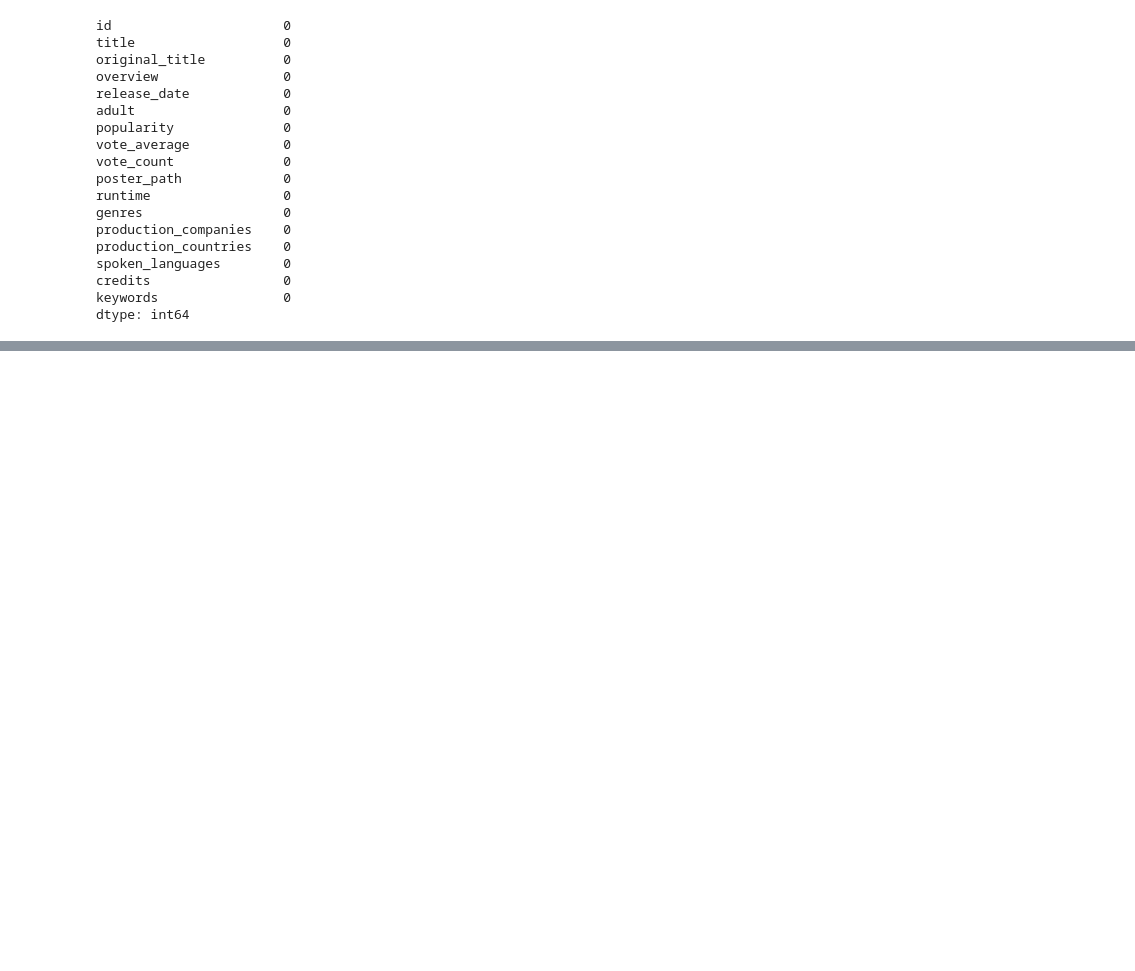
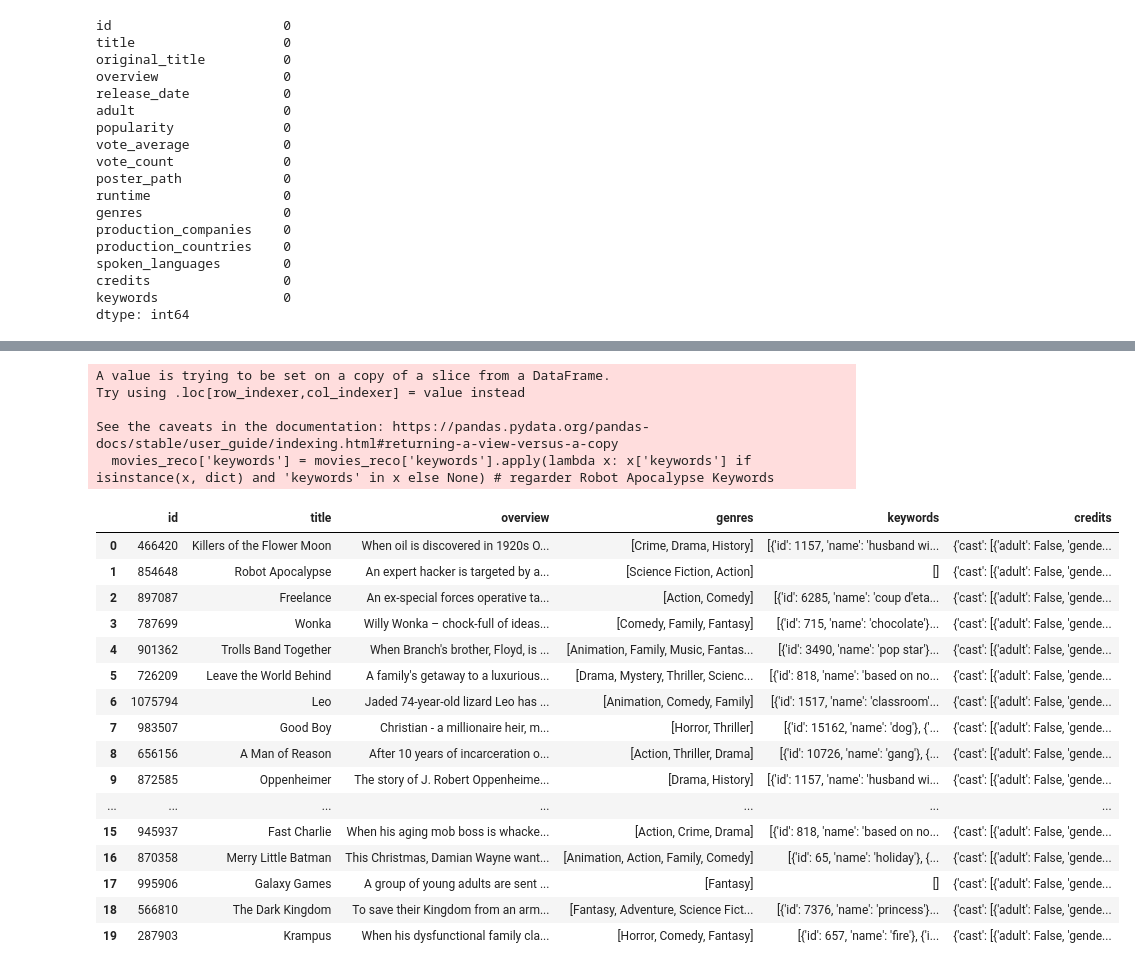
Before and after one commit to yassprogramme/Python_ENSAE_2A_app, a Jupyter notebook: Notebook.ipynb, the cells around one changed output, grey strips where cells are left out. Cells and saved outputs as stored; diff of their text form; code cells hidden in the pictures; blank space fills up the shorter version.

```diff
--- a/Notebook.ipynb
+++ b/Notebook.ipynb
@@ -133,3 +133,5 @@ keywords                0
 dtype: int64
 # %%
 movies_data.dropna(axis=0,inplace=True)
+# %%
+movies_reco=movies_data[["id","title","overview","genres","keywords","credits"]]
@@ -135,0 +144,8 @@ movies_data.dropna(axis=0,inplace=True)
+# %%
+def convert(text):
+    L = []
+    for i in text:
+        L.append(i["name"])
+    return L
+movies_reco['genres'] = movies_reco['genres'].apply(convert)
+movies_reco.head()
@@ -135,0 +164,26 @@ movies_data.dropna(axis=0,inplace=True)
+# %%
+movies_reco['keywords'] = movies_reco['keywords'].apply(lambda x: x['keywords'] if isinstance(x, dict) and 'keywords' in x else None) # regarder Robot Apocalypse Keywords
+movies_reco
+# %% [output]
+A value is trying to be set on a copy of a slice from a DataFrame.
+Try using .loc[row_indexer,col_indexer] = value instead
+
+See the caveats in the documentation: https://pandas.pydata.org/pandas-docs/stable/user_guide/indexing.html#returning-a-view-versus-a-copy
+  movies_reco['keywords'] = movies_reco['keywords'].apply(lambda x: x['keywords'] if isinstance(x, dict) and 'keywords' in x else None) # regarder Robot Apocalypse Keywords
+|  | id | title | overview | genres | keywords | credits |
+| 0 | 466420 | Killers of the Flower Moon | When oil is discovered in 1920s O... | [Crime, Drama, History] | [{'id': 1157, 'name': 'husband wi... | {'cast': [{'adult': False, 'gende... |
+| 1 | 854648 | Robot Apocalypse | An expert hacker is targeted by a... | [Science Fiction, Action] | [] | {'cast': [{'adult': False, 'gende... |
+| 2 | 897087 | Freelance | An ex-special forces operative ta... | [Action, Comedy] | [{'id': 6285, 'name': 'coup d'eta... | {'cast': [{'adult': False, 'gende... |
+| 3 | 787699 | Wonka | Willy Wonka – chock-full of ideas... | [Comedy, Family, Fantasy] | [{'id': 715, 'name': 'chocolate'}... | {'cast': [{'adult': False, 'gende... |
+| 4 | 901362 | Trolls Band Together | When Branch's brother, Floyd, is ... | [Animation, Family, Music, Fantas... | [{'id': 3490, 'name': 'pop star'}... | {'cast': [{'adult': False, 'gende... |
+| 5 | 726209 | Leave the World Behind | A family's getaway to a luxurious... | [Drama, Mystery, Thriller, Scienc... | [{'id': 818, 'name': 'based on no... | {'cast': [{'adult': False, 'gende... |
+| 6 | 1075794 | Leo | Jaded 74-year-old lizard Leo has ... | [Animation, Comedy, Family] | [{'id': 1517, 'name': 'classroom'... | {'cast': [{'adult': False, 'gende... |
+| 7 | 983507 | Good Boy | Christian - a millionaire heir, m... | [Horror, Thriller] | [{'id': 15162, 'name': 'dog'}, {'... | {'cast': [{'adult': False, 'gende... |
+| 8 | 656156 | A Man of Reason | After 10 years of incarceration o... | [Action, Thriller, Drama] | [{'id': 10726, 'name': 'gang'}, {... | {'cast': [{'adult': False, 'gende... |
+| 9 | 872585 | Oppenheimer | The story of J. Robert Oppenheime... | [Drama, History] | [{'id': 1157, 'name': 'husband wi... | {'cast': [{'adult': False, 'gende... |
+| ... | ... | ... | ... | ... | ... | ... |
+| 15 | 945937 | Fast Charlie | When his aging mob boss is whacke... | [Action, Crime, Drama] | [{'id': 818, 'name': 'based on no... | {'cast': [{'adult': False, 'gende... |
+| 16 | 870358 | Merry Little Batman | This Christmas, Damian Wayne want... | [Animation, Action, Family, Comedy] | [{'id': 65, 'name': 'holiday'}, {... | {'cast': [{'adult': False, 'gende... |
+| 17 | 995906 | Galaxy Games | A group of young adults are sent ... | [Fantasy] | [] | {'cast': [{'adult': False, 'gende... |
+| 18 | 566810 | The Dark Kingdom | To save their Kingdom from an arm... | [Fantasy, Adventure, Science Fict... | [{'id': 7376, 'name': 'princess'}... | {'cast': [{'adult': False, 'gende... |
+| 19 | 287903 | Krampus | When his dysfunctional family cla... | [Horror, Comedy, Fantasy] | [{'id': 657, 'name': 'fire'}, {'i... | {'cast': [{'adult': False, 'gende... |
```
Also changed, not shown: parts of 7 cells of this notebook.
